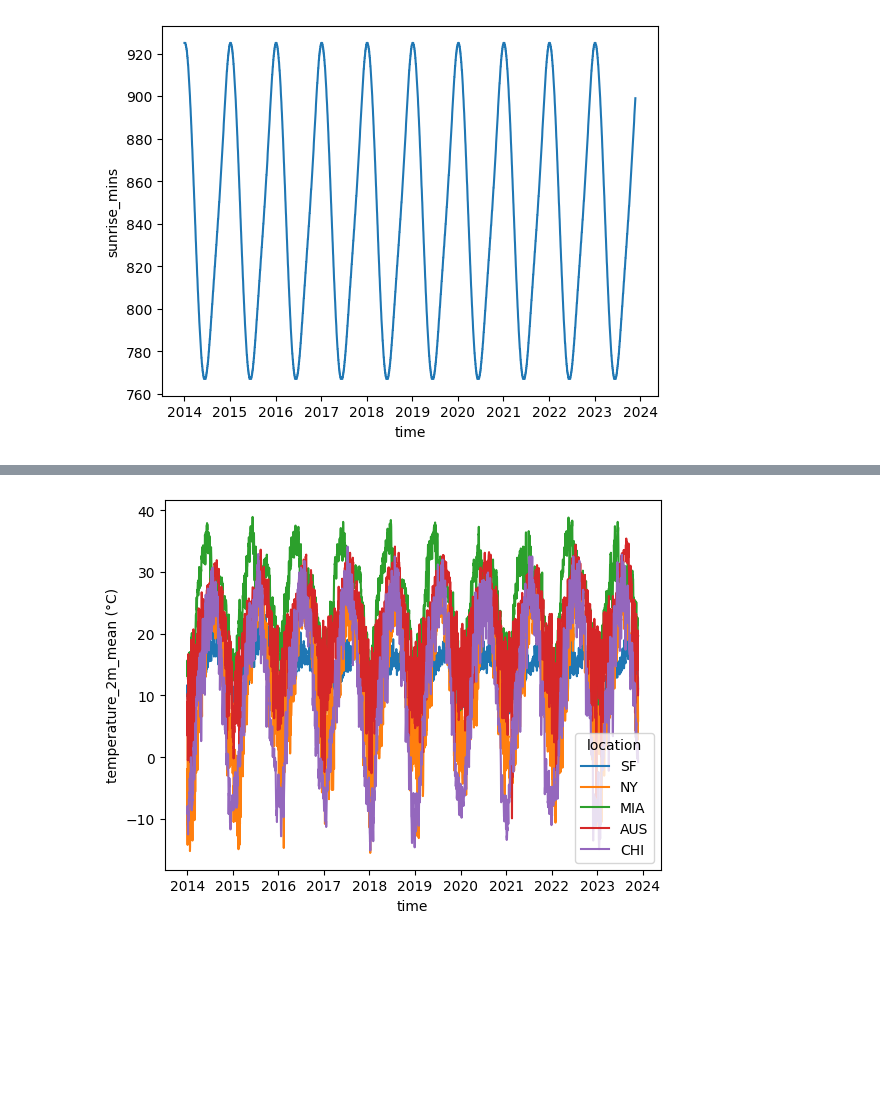
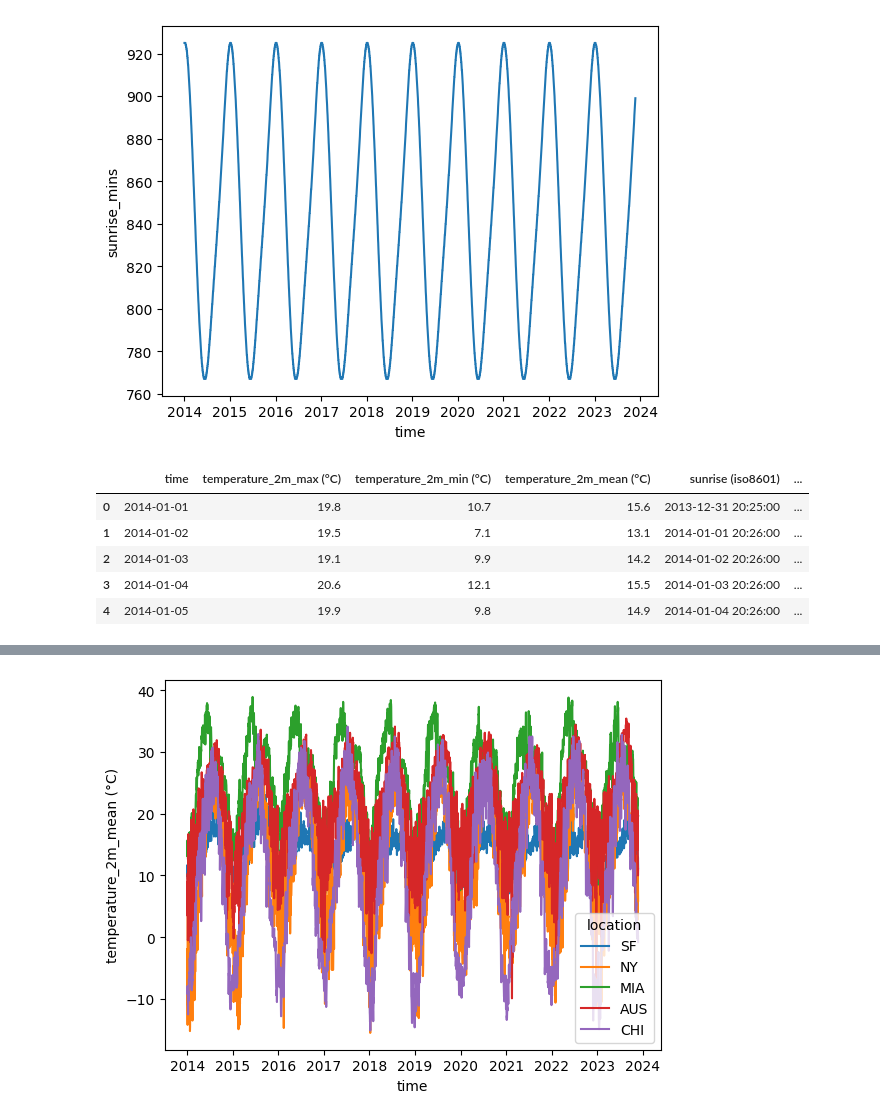
Before and after one commit to elliottjones56/Weather, a Jupyter notebook: code/vijay-starter.ipynb, the cells around one changed output, grey strips where cells are left out. Cells and saved outputs as stored; diff of their text form; code cells hidden in the pictures; blank space fills up the shorter version.

```diff
--- a/code/vijay-starter.ipynb
+++ b/code/vijay-starter.ipynb
@@ -99,0 +85,13 @@ df = pd.concat([sf, ny, miami, austin, chicago])
+# %%
+miami = pd.read_csv("../data/2014-present-miami.csv", header = 2)
+miami['sunrise (iso8601)'] = pd.to_datetime(miami['sunrise (iso8601)'])
+miami['sunset (iso8601)'] = pd.to_datetime(miami['sunset (iso8601)'])
+
+miami.head()
+# %% [output]
+|  | time | temperature_2m_max (°C) | temperature_2m_min (°C) | temperature_2m_mean (°C) | sunrise (iso8601) | ... |
+| 0 | 2014-01-01 | 19.8 | 10.7 | 15.6 | 2013-12-31 20:25:00 | ... |
+| 1 | 2014-01-02 | 19.5 | 7.1 | 13.1 | 2014-01-01 20:26:00 | ... |
+| 2 | 2014-01-03 | 19.1 | 9.9 | 14.2 | 2014-01-02 20:26:00 | ... |
+| 3 | 2014-01-04 | 20.6 | 12.1 | 15.5 | 2014-01-03 20:26:00 | ... |
+| 4 | 2014-01-05 | 19.9 | 9.8 | 14.9 | 2014-01-04 20:26:00 | ... |
```
Also changed, not shown: parts of 16 cells of this notebook.
